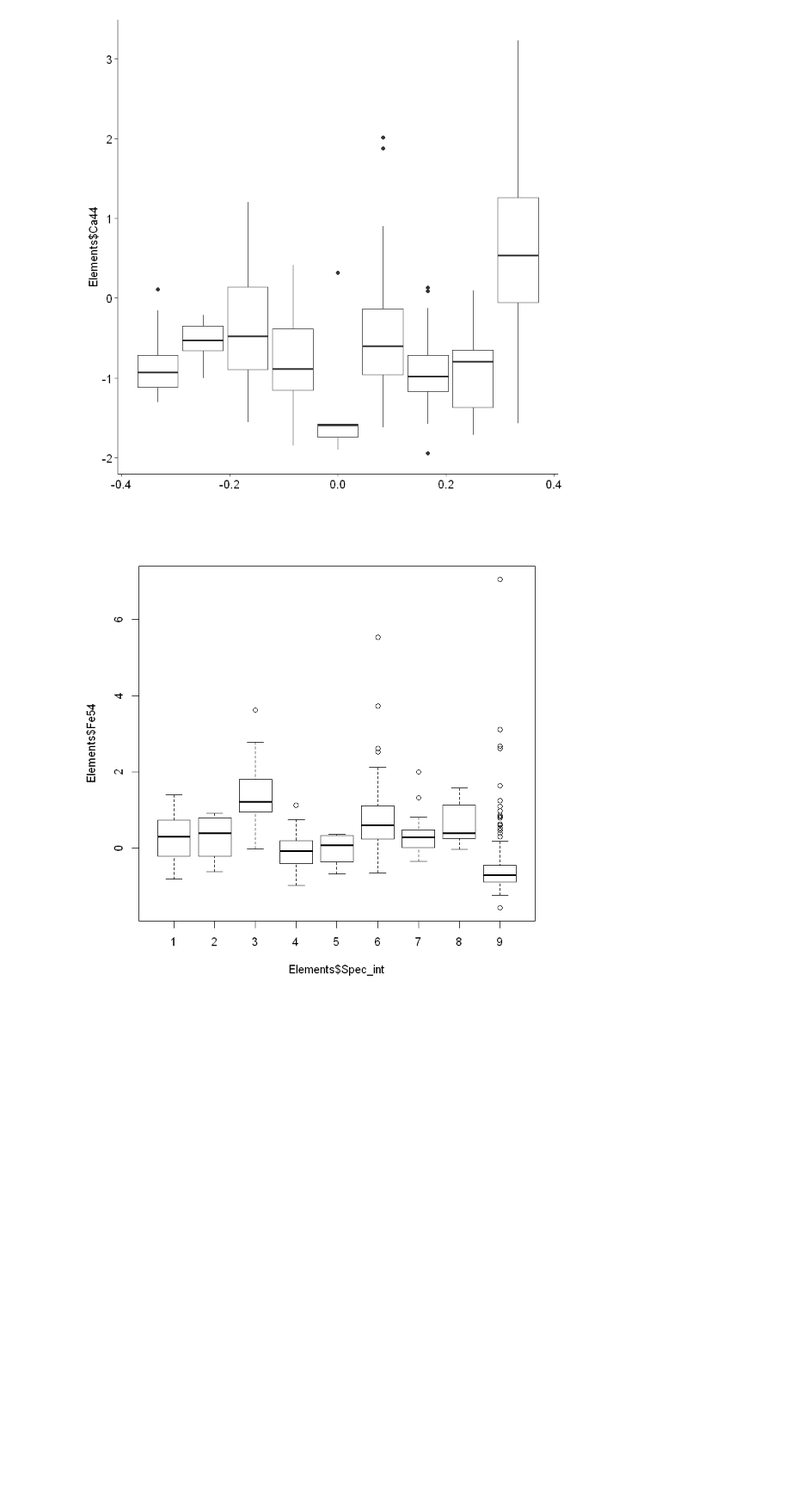
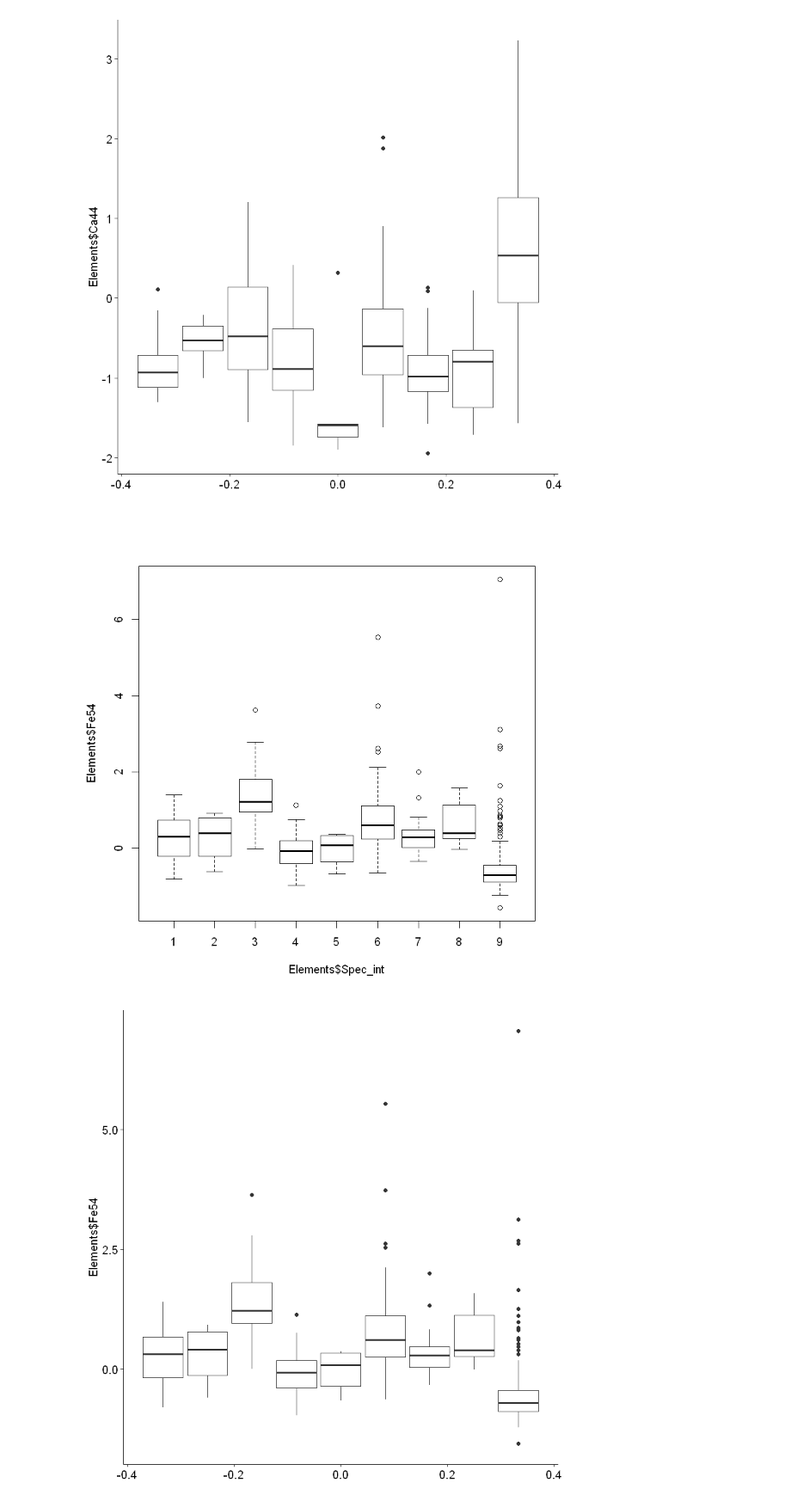
Before and after one commit to Kovacs-Lab/Aim-3, a Jupyter notebook: Ionomics/Boxplots.ipynb, the cells around one changed output. Shown at 86% size. Saved outputs shown, nothing was run; the diff lists cells and outputs as text; code cells hidden in the pictures; blank space fills up the shorter version.

```diff
--- a/Ionomics/Boxplots.ipynb
+++ b/Ionomics/Boxplots.ipynb
@@ -105,7 +105,12 @@ calcium
 [figure]
 [figure]
 # %%
-iron <- boxplot(Elements$Fe54~Elements$Spec_int) # Boxplots of iron concentraions
+#iron <- boxplot(Elements$Fe54~Elements$Spec_int) # Boxplots of iron concentraions
+boxplot(Elements$Fe54~Elements$Spec_int) #iron
+iron <- ggplot(Elements, aes(group=Elements$Spec_int, y=Elements$Fe54)) +
+  geom_boxplot()
+iron
 # %% [output]
 [figure]
+[figure, added]
 # %%
```
Also changed, not shown: parts of 13 cells of this notebook.
